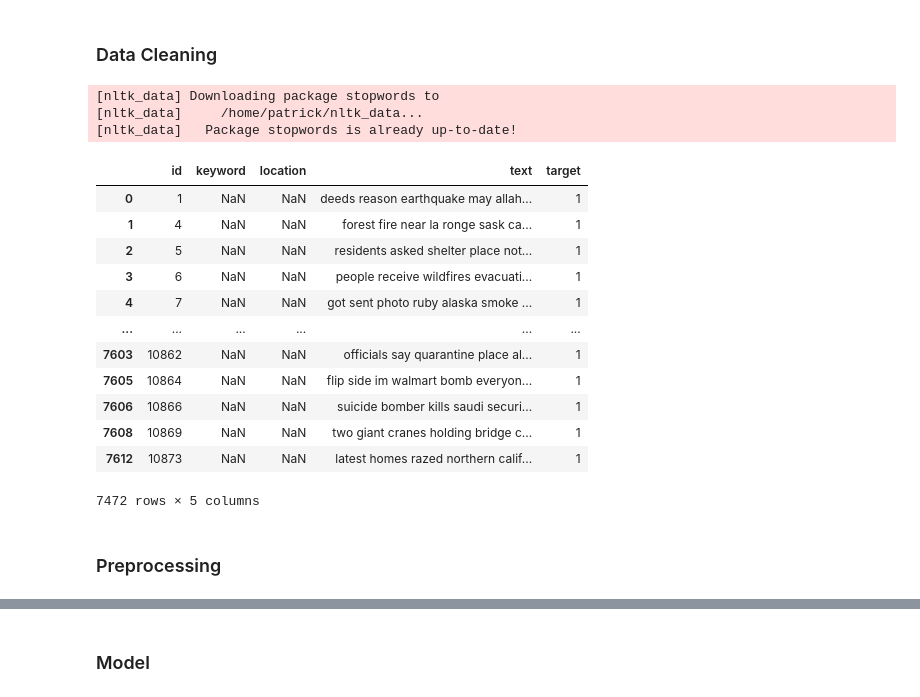
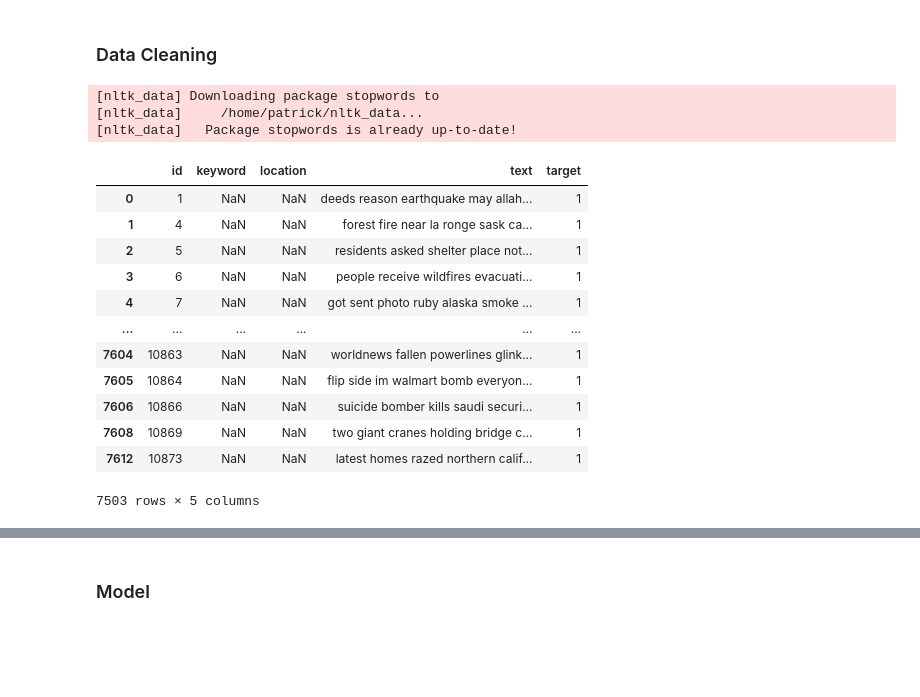
Before and after one commit to TebogoNkomondo/realOrFake, a Jupyter notebook: KerasEmbeddingLayer.ipynb, the cells around one changed output, grey strips where cells are left out. Cells and saved outputs as stored; diff of their text form; code cells hidden in the pictures; blank space fills up the shorter version.

```diff
--- a/KerasEmbeddingLayer.ipynb
+++ b/KerasEmbeddingLayer.ipynb
@@ -63,19 +61,27 @@ data.head()
 # %% [markdown]
 ### Data Cleaning
 # %%
+data_after_null_removal = data.copy()
+#data_after_null_removal = data_after_null_removal.dropna(subset=['location'])
+# Removing duplicates
+data_after_duplicate_removal = data_after_null_removal.drop_duplicates(subset=['text'])
+
 nltk.download('stopwords')
-#### removing entries where location values are missing
-data_after_null_removal = data.copy()
-# data_after_null_removal = data_after_null_removal.dropna(subset=['location'])
-
 #punctutation removal
-def remove_punct(text):
-    text  = "".join([char for char in text if char not in string.punctuation])
-    text = re.sub('[0-9]+', '', text)
+def clean_text(text):
+    '''Make text lowercase, remove text in square brackets,remove links,remove punctuation
+    and remove words containing numbers.'''
+    text = text.lower()
+    text = re.sub('\[.*?\]', '', text)
+    text = re.sub('https?://\S+|www\.\S+', '', text)
+    text = re.sub('<.*?>+', '', text)
+    text = re.sub('[%s]' % re.escape(string.punctuation), '', text)
+    text = re.sub('\n', '', text)
+    text = re.sub('\w*\d\w*', '', text)
     return text
 
-data_afer_punctuation_removal = data_after_null_removal.copy()
-data_afer_punctuation_removal['text'] = data_afer_punctuation_removal['text'].apply(lambda x: remove_punct(x))
+data_afer_punctuation_removal = data_after_duplicate_removal.copy()
+data_afer_punctuation_removal['text'] = data_afer_punctuation_removal['text'].apply(lambda x: clean_text(x))
 data_afer_punctuation_removal.head(10)
 
 # Tockenization
@@ -90,40 +96,37 @@ tockenized_data['text'] = tockenized_data['text'].apply(lambda x: tokenization(x
 # stopword removal
 data_after_stopword_removal = tockenized_data.copy()
 stopword = nltk.corpus.stopwords.words('english')
 
 def remove_stopwords(text):
     text = [word for word in text if word not in stopword]
     return text
 
 data_after_stopword_removal['text'] = data_after_stopword_removal['text'].apply(lambda x: remove_stopwords(x))
 
 # return to string
 data_without_tockenization = data_after_stopword_removal.copy()
 def listToString(s):
     # initialize an empty string
     str1 = " "
     # return string
     return (str1.join(s))
 
 data_without_tockenization['text'] = data_without_tockenization['text'].apply(lambda x: listToString(x))
-#data_without_tockenization
-# Removing duplicates
-data_after_duplicate_removal = data_without_tockenization.drop_duplicates(subset=['text'])
-data_after_duplicate_removal
+data_without_tockenization
 # %% [output]
 [nltk_data] Downloading package stopwords to
 [nltk_data]     /home/patrick/nltk_data...
 [nltk_data]   Package stopwords is already up-to-date!
 |  | id | keyword | location | text | target |
 | 0 | 1 | NaN | NaN | deeds reason earthquake may allah... | 1 |
 | 1 | 4 | NaN | NaN | forest fire near la ronge sask ca... | 1 |
 | 2 | 5 | NaN | NaN | residents asked shelter place not... | 1 |
 | 3 | 6 | NaN | NaN | people receive wildfires evacuati... | 1 |
 | 4 | 7 | NaN | NaN | got sent photo ruby alaska smoke ... | 1 |
 | ... | ... | ... | ... | ... | ... |
-| 7603 | 10862 | NaN | NaN | officials say quarantine place al... | 1 |
+| 7604 | 10863 | NaN | NaN | worldnews fallen powerlines glink... | 1 |
 | 7605 | 10864 | NaN | NaN | flip side im walmart bomb everyon... | 1 |
 | 7606 | 10866 | NaN | NaN | suicide bomber kills saudi securi... | 1 |
 | 7608 | 10869 | NaN | NaN | two giant cranes holding bridge c... | 1 |
 | 7612 | 10873 | NaN | NaN | latest homes razed northern calif... | 1 |
-7472 rows × 5 columns
+7503 rows × 5 columns
@@ -141,2 +132,0 @@ test_y = test['target']
-# %% [markdown]
-### Preprocessing
```
Also changed, not shown: parts of 38 cells of this notebook, 7 other files.
